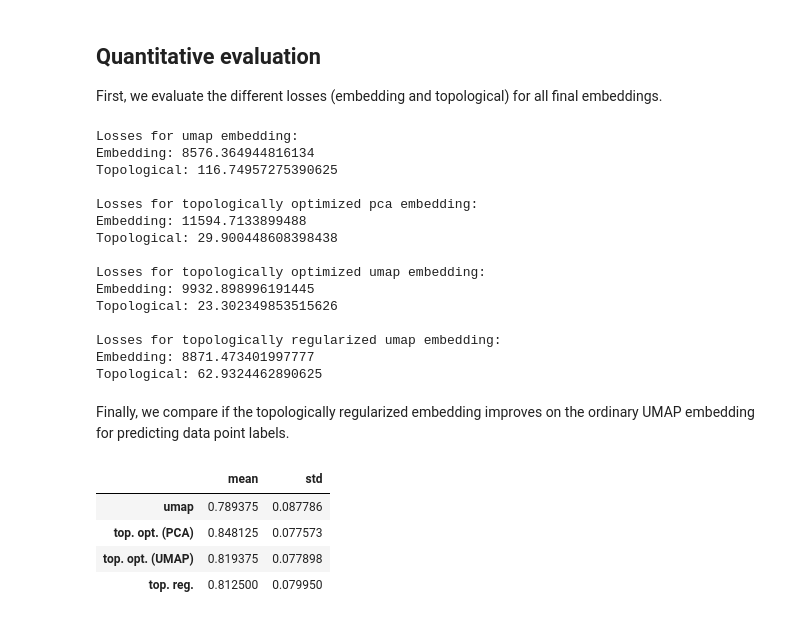
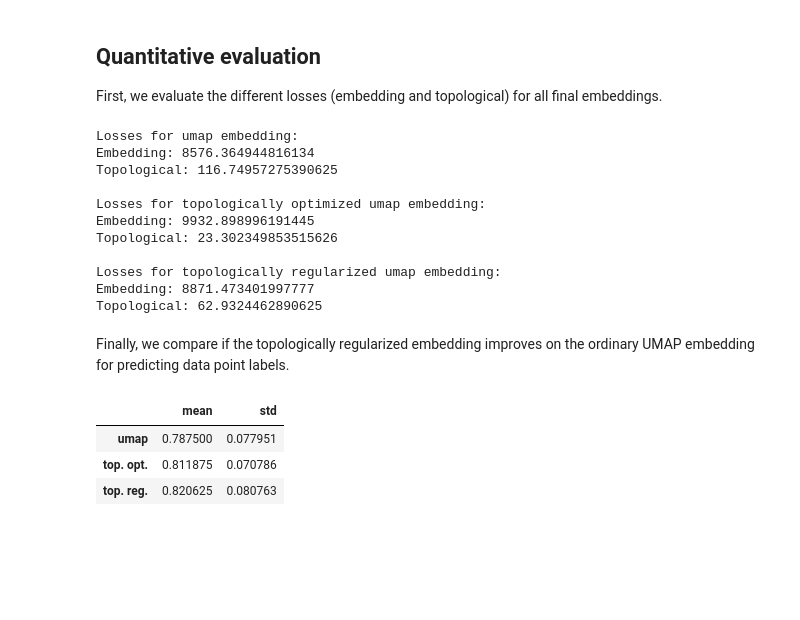
Before and after one commit to robinvndaele/topembedding, a Jupyter notebook: Experiments/CellBifurcating.ipynb, the cells around one changed output. Saved outputs shown, nothing was run; the diff lists cells and outputs as text; code cells hidden in the pictures; blank space fills up the shorter version.

```diff
--- a/Experiments/CellBifurcating.ipynb
+++ b/Experiments/CellBifurcating.ipynb
@@ -154,13 +152,13 @@ We first conduct this optimization for the embedding initialized with PCA, which
 num_epochs = 100
 learning_rate = 1e-1
 
-# Conduct topological optimization (PCA)
-Y_opt_pca, losses_opt_pca = UMAP(data, emb_loss=False, top_loss=top_loss, num_epochs=num_epochs,
-                                 learning_rate=learning_rate, random_state=42)
+# Conduct topological optimization (UMAP)
+Y_opt, losses_opt = UMAP(Y_umap, emb_loss=False, top_loss=top_loss, num_epochs=num_epochs,
+                         learning_rate=learning_rate, random_state=42)
 
-# View topologically optimized embedding (PCA)
+# View topologically optimized embedding (UMAP)
 fig, ax = plt.subplots()
-sns.scatterplot(x=Y_opt_pca[:,0], y=Y_opt_pca[:,1], s=50, hue=t, palette="husl")
+sns.scatterplot(x=Y_opt[:,0], y=Y_opt[:,1], s=50, hue=t, palette="husl")
 ax.get_legend().remove()
 plt.show()
 # %% [output]
@@ -219,15 +187,10 @@ print("Embedding: " + str(umap_loss(losses_umap["P"], torch.tensor(Y_umap).type(
                                     losses_umap["a"], losses_umap["b"]).item()))
 print("Topological: " + str(top_loss(torch.tensor(Y_umap).type(torch.float)).item() / np.abs(lambda_top)) + "\n")
 
-print("\033[1mLosses for topologically optimized pca embedding: \033[0m")
-print("Embedding: " + str(umap_loss(losses_opt_pca["P"], torch.tensor(Y_opt_pca).type(torch.float),
-                                    losses_opt_pca["a"], losses_opt_pca["b"]).item()))
-print("Topological: " + str(top_loss(torch.tensor(Y_opt_pca).type(torch.float)).item() / np.abs(lambda_top)) + "\n")
-
 print("\033[1mLosses for topologically optimized umap embedding: \033[0m")
-print("Embedding: " + str(umap_loss(losses_opt_umap["P"], torch.tensor(Y_opt_umap).type(torch.float),
-                                    losses_opt_umap["a"], losses_opt_umap["b"]).item()))
-print("Topological: " + str(top_loss(torch.tensor(Y_opt_umap).type(torch.float)).item() /
+print("Embedding: " + str(umap_loss(losses_opt["P"], torch.tensor(Y_opt).type(torch.float),
+                                    losses_opt["a"], losses_opt["b"]).item()))
+print("Topological: " + str(top_loss(torch.tensor(Y_opt).type(torch.float)).item() /
                             np.abs(lambda_top)) + "\n")
 
 print("\033[1mLosses for topologically regularized umap embedding: \033[0m")
@@ -238,10 +201,6 @@ print("Topological: " + str(top_loss(torch.tensor(Y_top).type(torch.float)).item
 Losses for umap embedding:
 Embedding: 8576.364944816134
 Topological: 116.74957275390625
-
-Losses for topologically optimized pca embedding:
-Embedding: 11594.7133899488
-Topological: 29.900448608398438
 
 Losses for topologically optimized umap embedding:
 Embedding: 9932.898996191445
@@ -254,26 +213,25 @@ Topological: 62.9324462890625
 Finally, we compare if the topologically regularized embedding improves on the ordinary UMAP embedding for predicting data point labels.
 # %%
 # Machine learning model to be used for label prediction
-Ys = {"umap": Y_umap, "top. opt. (PCA)": Y_opt_pca, "top. opt. (UMAP)": Y_opt_umap, "top. reg.": Y_top}
+Ys = {"umap": Y_umap, "top. opt.": Y_opt, "top. reg.": Y_top}
 model = SVC()
 scoring = "accuracy"
 
 # Hyperparameters for quantitative evaluation
 ntimes = 100
 test_frac = 0.1
 params = {"C":[0.01, 0.1, 1, 10, 100]}
 
 # Obtain performances over multiple train-test splits
 performances = evaluate_embeddings(Ys, t, model, scoring, params=params, stratify=t,
                                    ntimes=ntimes, test_frac=test_frac, random_state=42)
 
 # View resulting performances
 pd.concat([pd.DataFrame({"mean":performances.mean(axis=0)}),
            pd.DataFrame({"std":performances.std(axis=0)})], axis=1)\
             .style.highlight_max(subset="mean", color="lightgreen", axis=0)
 # %% [output]
 |  | mean | std |
-| umap | 0.789375 | 0.087786 |
-| top. opt. (PCA) | 0.848125 | 0.077573 |
-| top. opt. (UMAP) | 0.819375 | 0.077898 |
-| top. reg. | 0.812500 | 0.079950 |
+| umap | 0.787500 | 0.077951 |
+| top. opt. | 0.811875 | 0.070786 |
+| top. reg. | 0.820625 | 0.080763 |
```
Also changed, not shown: parts of 6 cells of this notebook, 22 other files.
